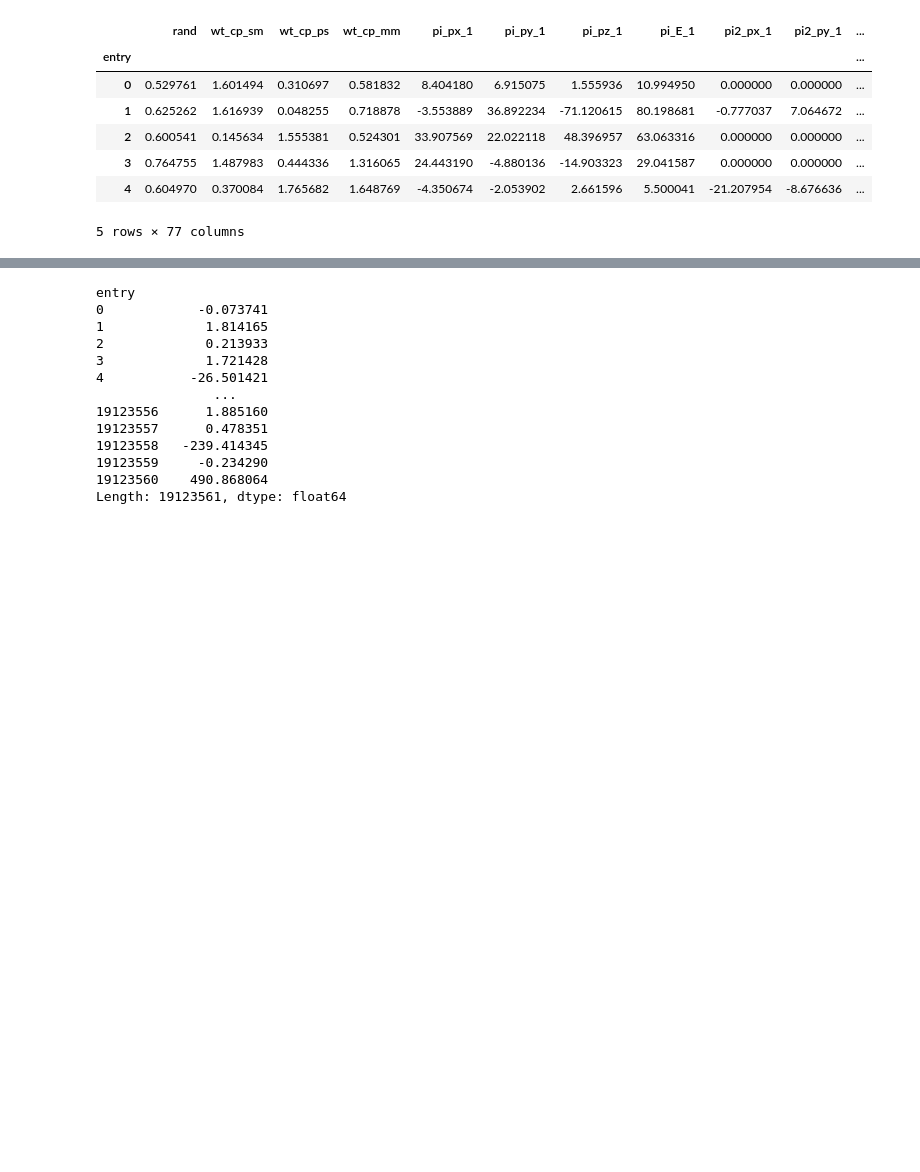
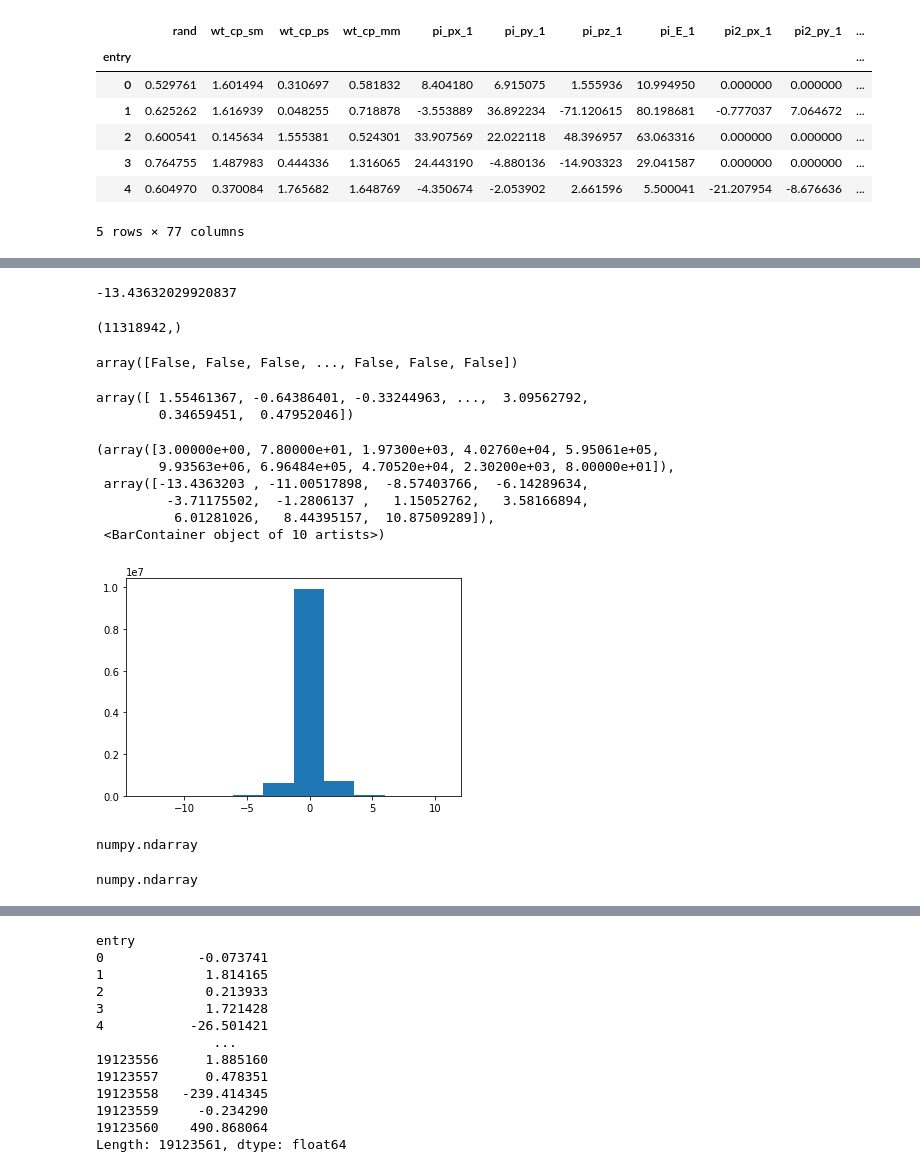
Before and after one commit to stanleyycheung/MSci-Project-HiggsTauTau, a Jupyter notebook: stanley/smearing.ipynb, the cells around one changed output, grey strips where cells are left out. Saved outputs shown, nothing was run; the diff lists cells and outputs as text; code cells hidden in the pictures; blank space fills up the shorter version.

```diff
--- a/stanley/smearing.ipynb
+++ b/stanley/smearing.ipynb
@@ -76,0 +172,8 @@ df.head()
+# %%
+base_feature = 'ip'
+df_gen_reco_temp = df[(df[base_feature+'_x_1'] != -9999) & (df['reco_'+base_feature+'_x_1'] != -9999)
+               & (df[base_feature+'_y_1'] != -9999) & (df['reco_'+base_feature+'_y_1'] != -9999)
+               & (df[base_feature+'_z_1'] != -9999) & (df['reco_'+base_feature+'_z_1'] != -9999)].reset_index(drop=True)
+df_gen_reco_temp = df_gen_reco_temp.dropna()
+reco_vertex = Momentum4(np.zeros(df.shape[0], dtype='float64'), np.array(df_gen_reco_temp['reco_'+base_feature+'_x_1'].to_numpy(), dtype='float64'), np.array(df_gen_reco_temp['reco_'+base_feature+'_y_1'].to_numpy(), dtype='float64'), np.array(df_gen_reco_temp['reco_'+base_feature+'_z_1'].to_numpy(), dtype='float64'))
+gen_vertex = Momentum4(np.zeros(df.shape[0], dtype='float64'), np.array(df_gen_reco_temp[base_feature+'_x_1'].to_numpy(), dtype='float64'), np.array(df_gen_reco_temp[base_feature+'_y_1'].to_numpy(), dtype='float64'), np.array(df_gen_reco_temp[base_feature+'_z_1'].to_numpy(), dtype='float64'))
@@ -76,0 +184,9 @@ df.head()
+# %%
+mask_eta = ~np.isfinite(reco_vertex.eta)|~np.isfinite(gen_vertex.eta)
+reco_eta = reco_vertex.eta[~mask_eta]
+gen_eta = gen_vertex.eta[~mask_eta]
+eta_dist = reco_eta - gen_eta
+mask_phi = ~np.isfinite(reco_vertex.phi)|~np.isfinite(gen_vertex.phi)
+reco_phi = reco_vertex.eta[~mask_phi]
+gen_phi = gen_vertex.eta[~mask_phi]
+phi_dist = reco_phi - gen_phi
@@ -76,0 +195,35 @@ df.head()
+# %%
+min(phi_dist)
+# %% [output]
+-13.43632029920837
+# %%
+(reco_vertex.phi- gen_vertex.phi).shape
+# %% [output]
+(11318942,)
+# %%
+mask
+# %% [output]
+array([False, False, False, ..., False, False, False])
+# %%
+reco_vertex.eta[np.isfinite(reco_vertex.eta)]
+# %% [output]
+array([ 1.55461367, -0.64386401, -0.33244963, ...,  3.09562792,
+        0.34659451,  0.47952046])
+# %%
+plt.hist(reco_eta - gen_eta)
+# %% [output]
+(array([3.00000e+00, 7.80000e+01, 1.97300e+03, 4.02760e+04, 5.95061e+05,
+        9.93563e+06, 6.96484e+05, 4.70520e+04, 2.30200e+03, 8.00000e+01]),
+ array([-13.4363203 , -11.00517898,  -8.57403766,  -6.14289634,
+         -3.71175502,  -1.2806137 ,   1.15052762,   3.58166894,
+          6.01281026,   8.44395157,  10.87509289]),
+ <BarContainer object of 10 artists>)
+[figure, added]
+# %%
+type(reco_vertex.eta)
+# %% [output]
+numpy.ndarray
+# %%
+type(gen_vertex.eta)
+# %% [output]
+numpy.ndarray
```
Also changed, not shown: parts of 39 cells of this notebook, 10 other files.
